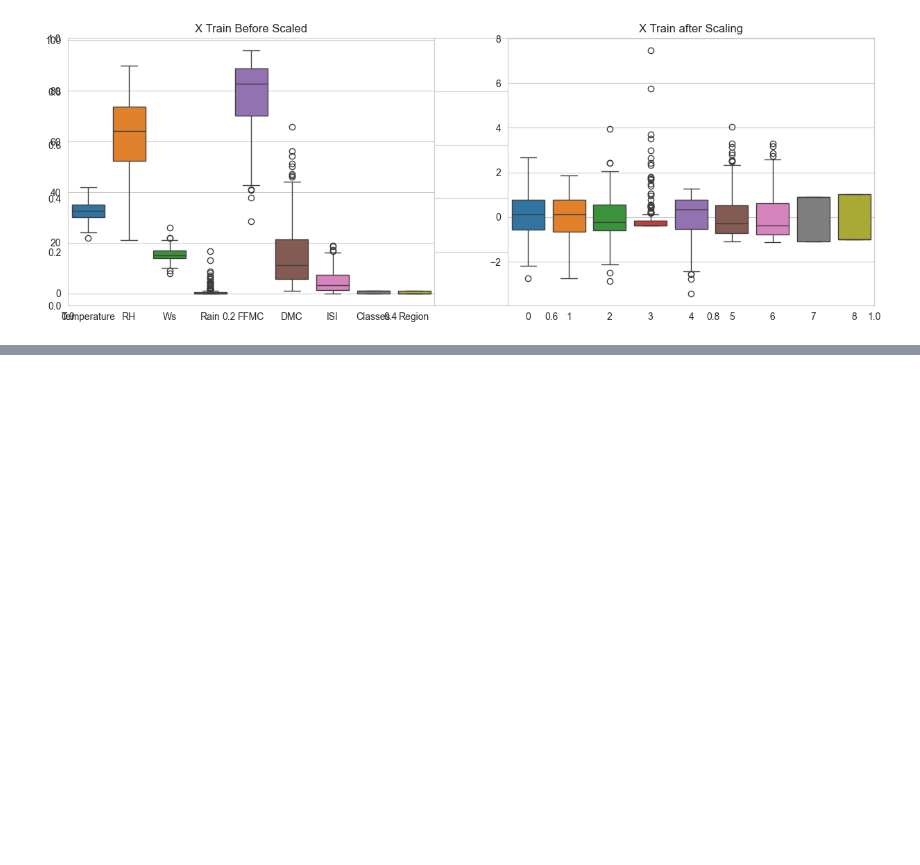
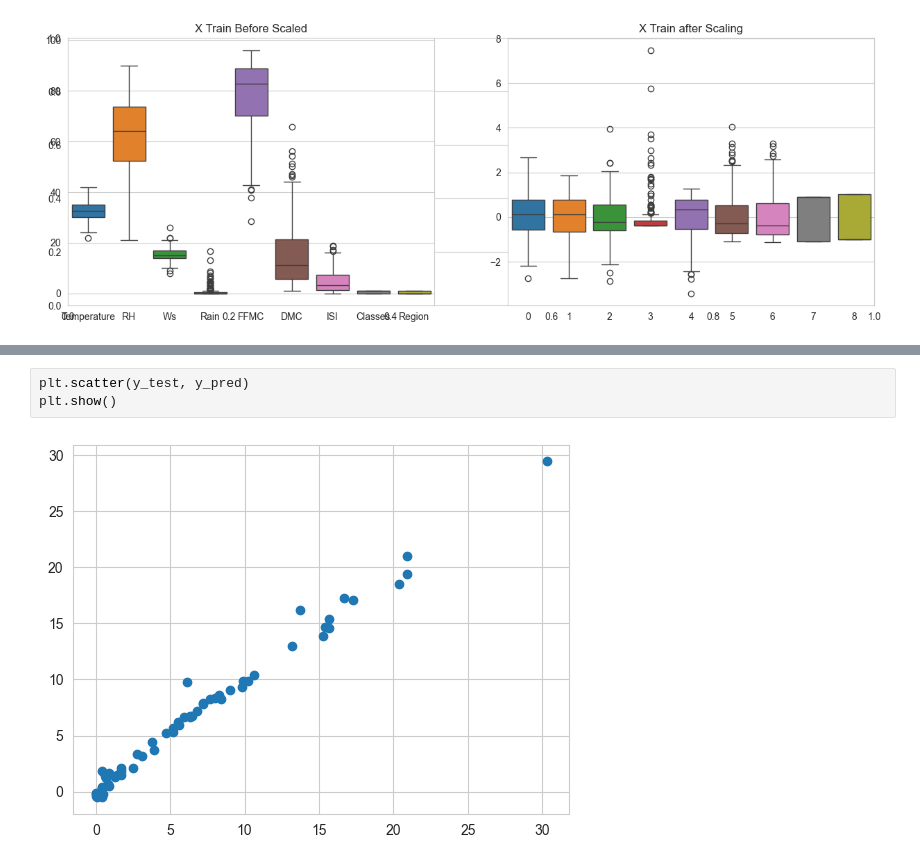
Before and after one commit to jatin-shewale/Linear-Regression, a Jupyter notebook: Ridge Lasso ElasticNet.ipynb, the cells around one changed output, grey strips where cells are left out. Saved outputs shown, nothing was run; the diff lists cells and outputs as text; blank space fills up the shorter version.

```diff
--- a/Ridge Lasso ElasticNet.ipynb
+++ b/Ridge Lasso ElasticNet.ipynb
@@ -677,0 +734,5 @@ plt.show()
+# %%
+plt.scatter(y_test, y_pred)
+plt.show()
+# %% [output]
+[figure, added]
```
Also changed, not shown: parts of 7 cells of this notebook.
